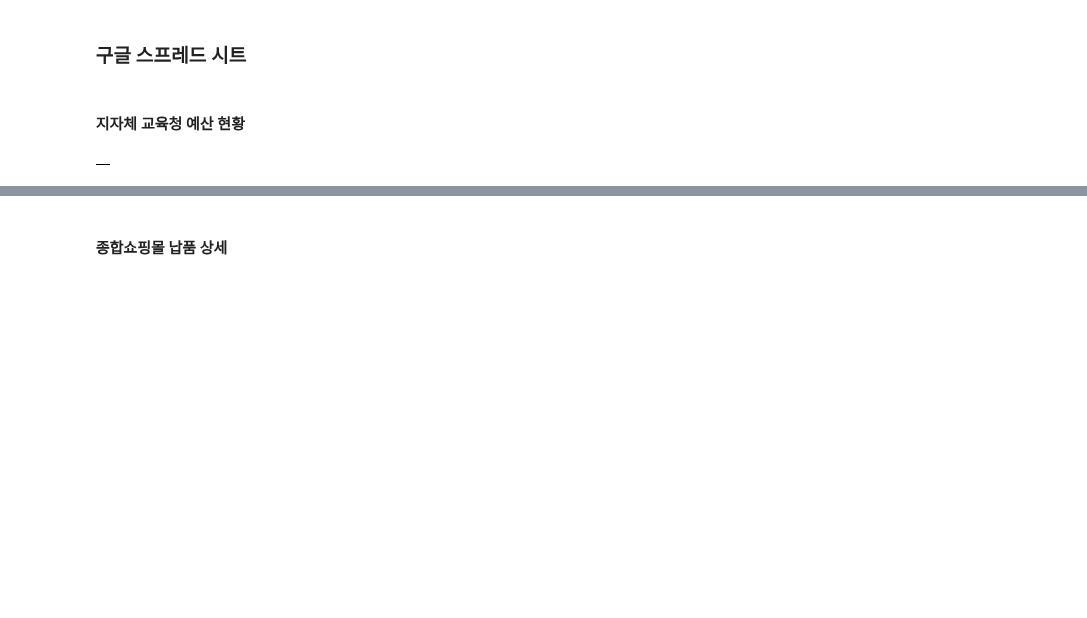
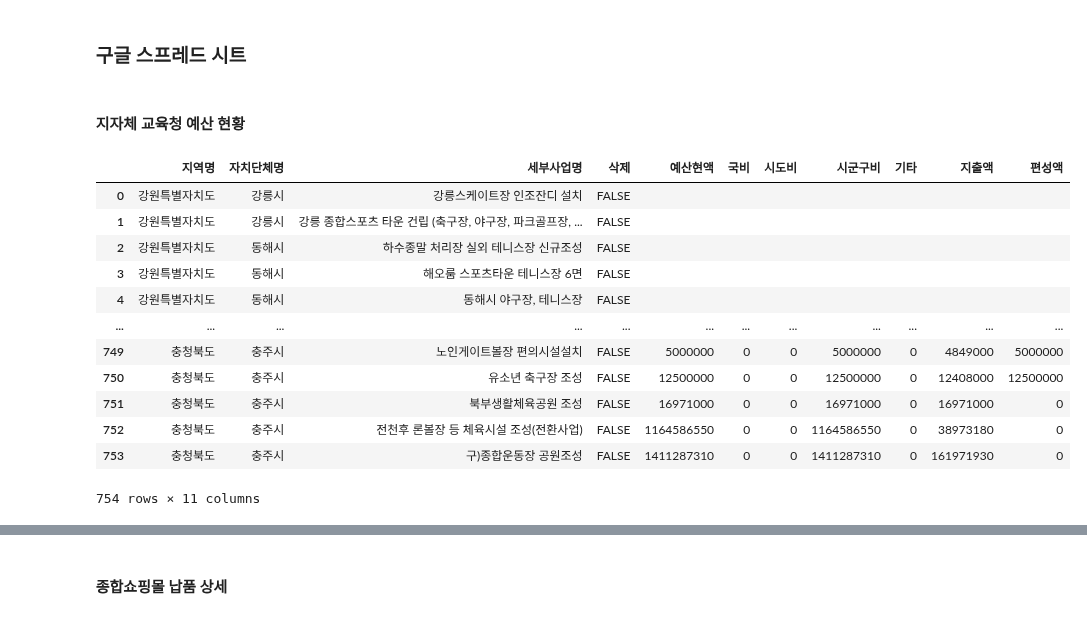
Before and after one commit to kkwann/mido_project, a Jupyter notebook: 00.BigQuery_Sheets.ipynb, the cells around one changed output, grey strips where cells are left out. Saved outputs shown, nothing was run; the diff lists cells and outputs as text; code cells hidden in the pictures; blank space fills up the shorter version.

```diff
--- a/00.BigQuery_Sheets.ipynb
+++ b/00.BigQuery_Sheets.ipynb
@@ -112,14 +116,5 @@ shopping_prod_df_fin = shopping_prod_df.fillna('')
 # %% [markdown]
 ### 구글 스프레드 시트
-# %%
-# 서비스 계정 키 파일 경로
-KEY_PATH = ".config/"
-servicekey_path = KEY_PATH + "serviceKey.json" ## 빅쿼리 외 다른 API 활용 위해
-bigquerykey_path = KEY_PATH + "mido-project-426906-31b49963ac97.json"
-sheetskey_path = KEY_PATH + "mido-project-426906-41a4b6d0e3db.json"
-midopluskey_path = KEY_PATH + "midoplus.json"
-
-warnings.filterwarnings("ignore")
 # %%
 # Google Sheets 클라이언트 생성
 sheets_scope = ["https://spreadsheets.google.com/feeds", "https://www.googleapis.com/auth/spreadsheets",
@@ -135,14 +130,26 @@ business_sheet_id = '166xdkZYI-SDNwdEiI6-Kt-p1wsTwFTAYAVfuCiFly0E' ## 미도플
 # %%
 # 기존 스프레드시트 및 워크시트 열기
 WORKSHEET_NAME = '지자체'
 spreadsheet_business = gc.open_by_key(business_sheet_id)
 worksheet_business = spreadsheet_business.worksheet(WORKSHEET_NAME)
 
 # 구글 시트에서 데이터 읽기
-data = spreadsheet_business.get_all_records()
+data = worksheet_business.get_all_records()
 pd.DataFrame(data)
 # %% [output]
-|  |
+|  | 지역명 | 자치단체명 | 세부사업명 | 삭제 | 예산현액 | 국비 | 시도비 | 시군구비 | 기타 | 지출액 | 편성액 |
+| 0 | 강원특별자치도 | 강릉시 | 강릉스케이트장 인조잔디 설치 | FALSE |  |  |  |  |  |  |  |
+| 1 | 강원특별자치도 | 강릉시 | 강릉 종합스포츠 타운 건립 (축구장, 야구장, 파크골프장, ... | FALSE |  |  |  |  |  |  |  |
+| 2 | 강원특별자치도 | 동해시 | 하수종말 처리장 실외 테니스장 신규조성 | FALSE |  |  |  |  |  |  |  |
+| 3 | 강원특별자치도 | 동해시 | 해오룸 스포츠타운 테니스장 6면 | FALSE |  |  |  |  |  |  |  |
+| 4 | 강원특별자치도 | 동해시 | 동해시 야구장, 테니스장 | FALSE |  |  |  |  |  |  |  |
+| ... | ... | ... | ... | ... | ... | ... | ... | ... | ... | ... | ... |
+| 749 | 충청북도 | 충주시 | 노인게이트볼장 편의시설설치 | FALSE | 5000000 | 0 | 0 | 5000000 | 0 | 4849000 | 5000000 |
+| 750 | 충청북도 | 충주시 | 유소년 축구장 조성 | FALSE | 12500000 | 0 | 0 | 12500000 | 0 | 12408000 | 12500000 |
+| 751 | 충청북도 | 충주시 | 북부생활체육공원 조성 | FALSE | 16971000 | 0 | 0 | 16971000 | 0 | 16971000 | 0 |
+| 752 | 충청북도 | 충주시 | 전천후 론볼장 등 체육시설 조성(전환사업) | FALSE | 1164586550 | 0 | 0 | 1164586550 | 0 | 38973180 | 0 |
+| 753 | 충청북도 | 충주시 | 구)종합운동장 공원조성 | FALSE | 1411287310 | 0 | 0 | 1411287310 | 0 | 161971930 | 0 |
+754 rows × 11 columns
 # %%
 # 기존 스프레드시트 및 워크시트 열기
 WORKSHEET_NAME = '교육청'
```
Also changed, not shown: parts of 18 cells of this notebook, 1 other file.
